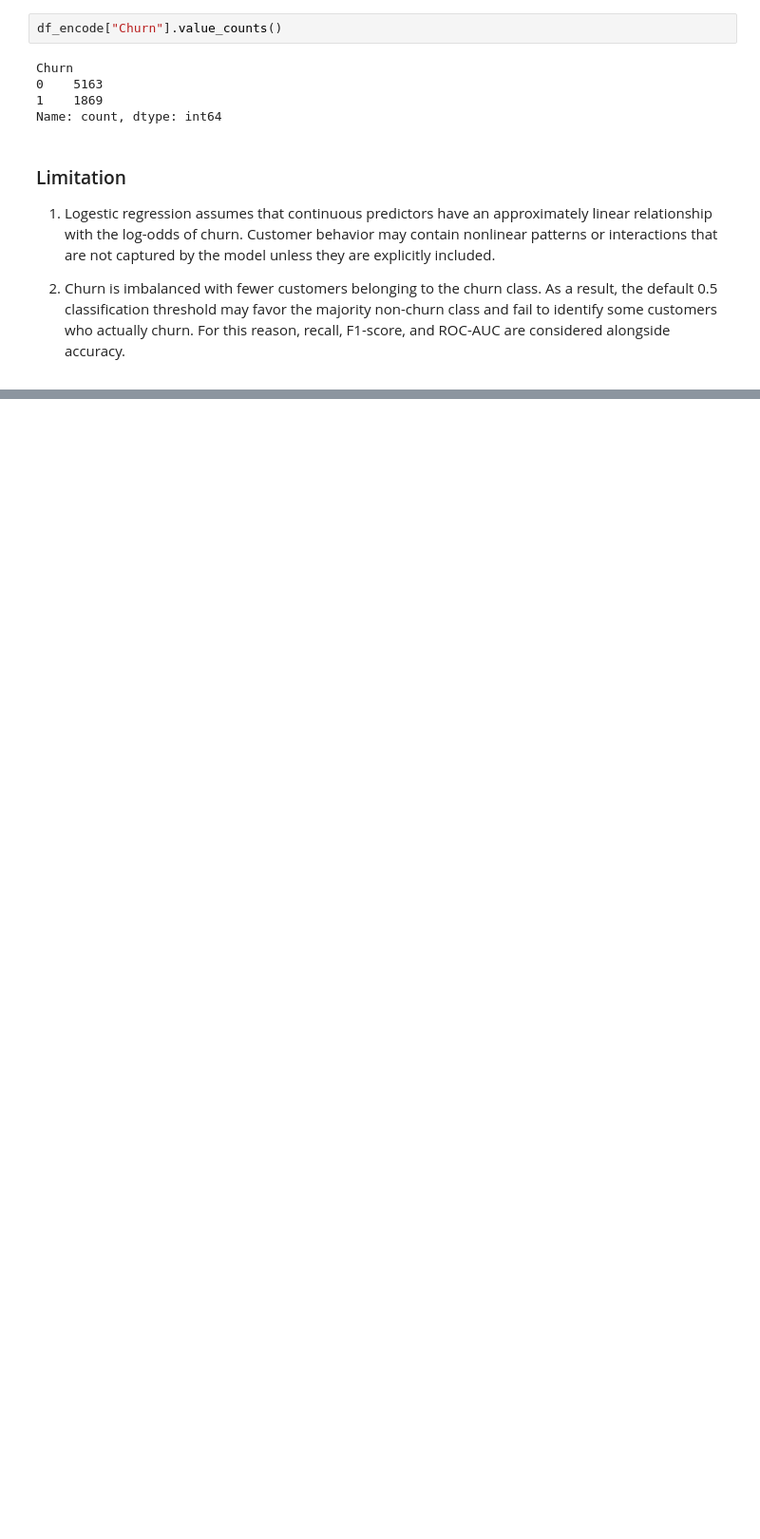
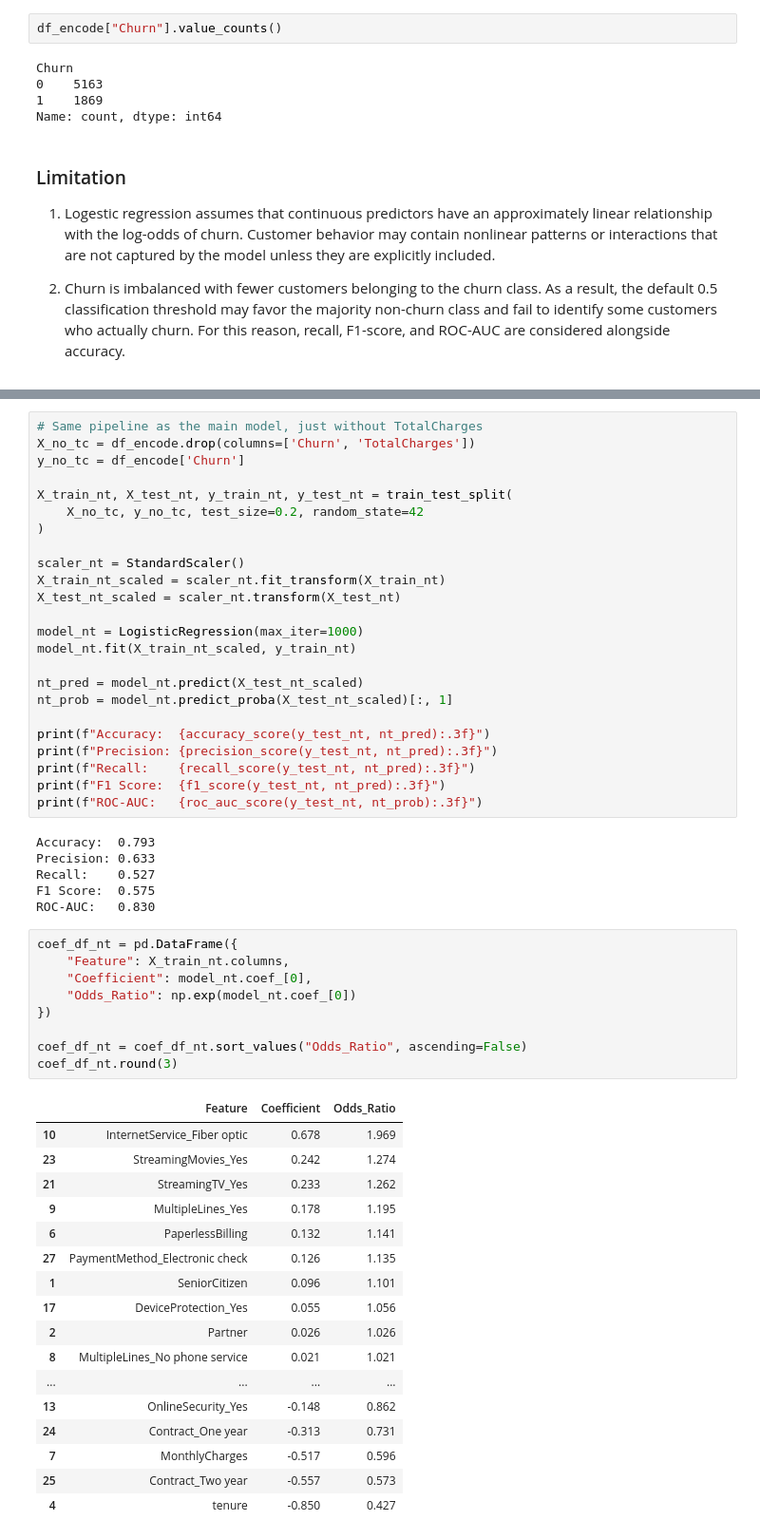
Before and after one commit to ananya923/XAI_Week2_Activity, a Jupyter notebook: ShellyCao_ASK_logistic_regression.ipynb, the cells around one changed output, grey strips where cells are left out. Shown at 95% size. Drawn from its saved outputs; the diff is of its cells as text; blank space fills up the shorter version.

```diff
--- a/ShellyCao_ASK_logistic_regression.ipynb
+++ b/ShellyCao_ASK_logistic_regression.ipynb
@@ -388,0 +496,57 @@ may contain nonlinear patterns or interactions that are not captured by the mode
+# %%
+# Same pipeline as the main model, just without TotalCharges
+X_no_tc = df_encode.drop(columns=['Churn', 'TotalCharges'])
+y_no_tc = df_encode['Churn']
+
+X_train_nt, X_test_nt, y_train_nt, y_test_nt = train_test_split(
+    X_no_tc, y_no_tc, test_size=0.2, random_state=42
+)
+
+scaler_nt = StandardScaler()
+X_train_nt_scaled = scaler_nt.fit_transform(X_train_nt)
+X_test_nt_scaled = scaler_nt.transform(X_test_nt)
+
+model_nt = LogisticRegression(max_iter=1000)
+model_nt.fit(X_train_nt_scaled, y_train_nt)
+
+nt_pred = model_nt.predict(X_test_nt_scaled)
+nt_prob = model_nt.predict_proba(X_test_nt_scaled)[:, 1]
+
+print(f"Accuracy:  {accuracy_score(y_test_nt, nt_pred):.3f}")
+print(f"Precision: {precision_score(y_test_nt, nt_pred):.3f}")
+print(f"Recall:    {recall_score(y_test_nt, nt_pred):.3f}")
+print(f"F1 Score:  {f1_score(y_test_nt, nt_pred):.3f}")
+print(f"ROC-AUC:   {roc_auc_score(y_test_nt, nt_prob):.3f}")
+# %% [output]
+Accuracy:  0.793
+Precision: 0.633
+Recall:    0.527
+F1 Score:  0.575
+ROC-AUC:   0.830
+# %%
+coef_df_nt = pd.DataFrame({
+    "Feature": X_train_nt.columns,
+    "Coefficient": model_nt.coef_[0],
+    "Odds_Ratio": np.exp(model_nt.coef_[0])
+})
+
+coef_df_nt = coef_df_nt.sort_values("Odds_Ratio", ascending=False)
+coef_df_nt.round(3)
+# %% [output]
+|  | Feature | Coefficient | Odds_Ratio |
+| 10 | InternetService_Fiber optic | 0.678 | 1.969 |
+| 23 | StreamingMovies_Yes | 0.242 | 1.274 |
+| 21 | StreamingTV_Yes | 0.233 | 1.262 |
+| 9 | MultipleLines_Yes | 0.178 | 1.195 |
+| 6 | PaperlessBilling | 0.132 | 1.141 |
+| 27 | PaymentMethod_Electronic check | 0.126 | 1.135 |
+| 1 | SeniorCitizen | 0.096 | 1.101 |
+| 17 | DeviceProtection_Yes | 0.055 | 1.056 |
+| 2 | Partner | 0.026 | 1.026 |
+| 8 | MultipleLines_No phone service | 0.021 | 1.021 |
+| ... | ... | ... | ... |
+| 13 | OnlineSecurity_Yes | -0.148 | 0.862 |
+| 24 | Contract_One year | -0.313 | 0.731 |
+| 7 | MonthlyCharges | -0.517 | 0.596 |
+| 25 | Contract_Two year | -0.557 | 0.573 |
+| 4 | tenure | -0.850 | 0.427 |
```
Also changed, not shown: parts of 20 cells of this notebook, 1 other file.
